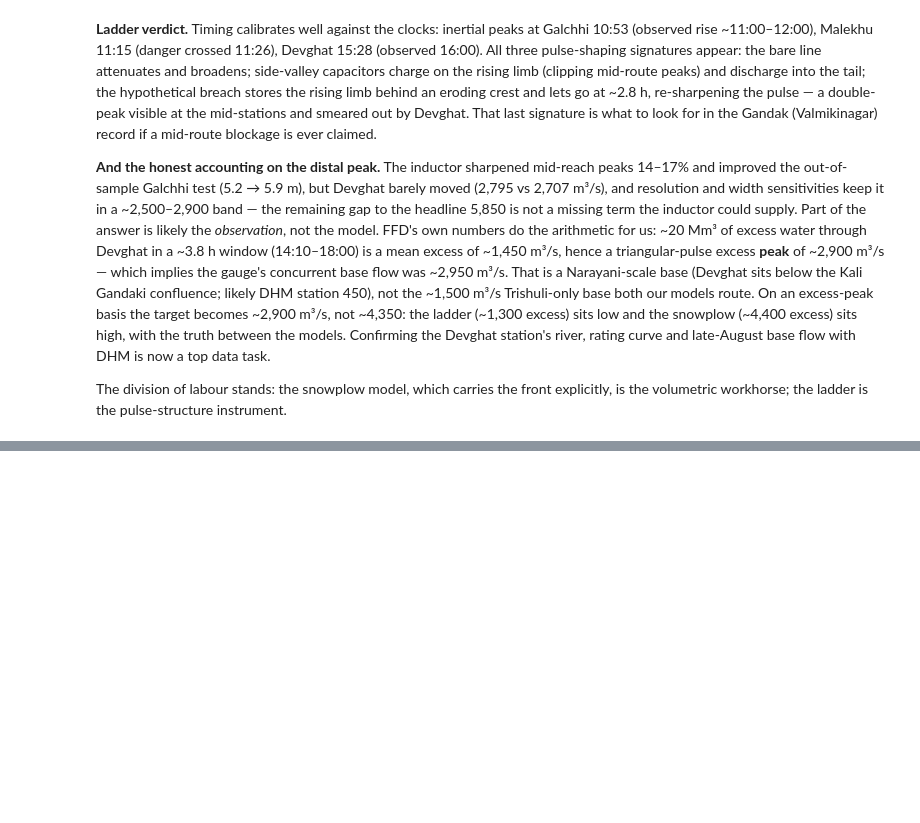
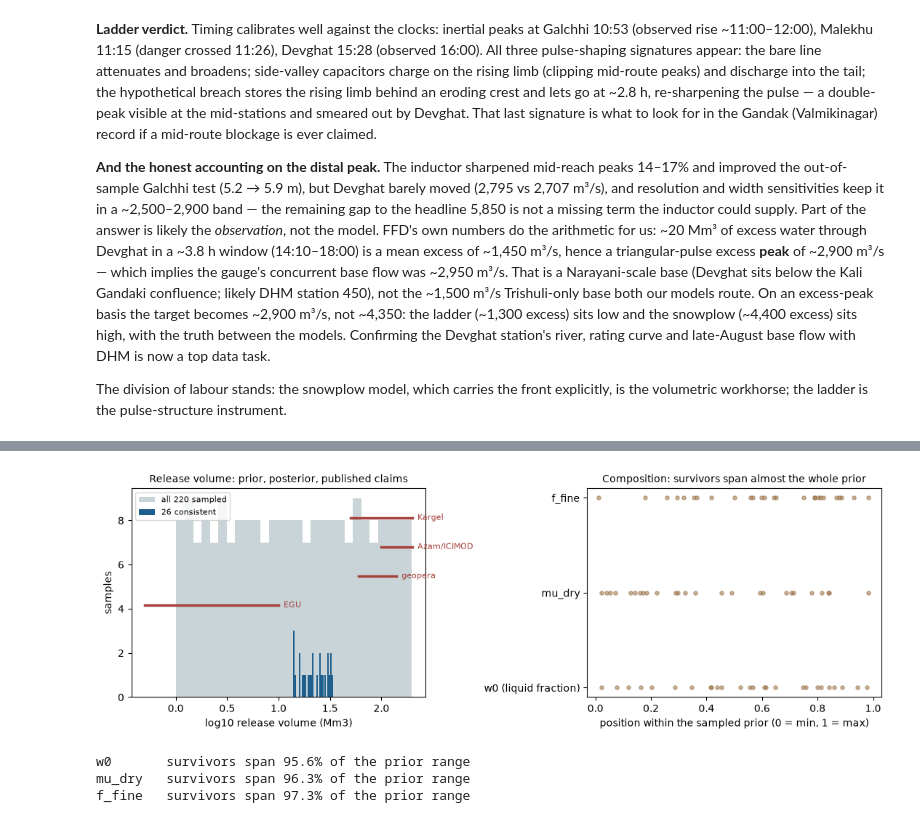
Before and after one commit to djhume/nepal-flood-2026, a Jupyter notebook: notebooks/trishuli_workings.ipynb, the cells around one changed output, grey strips where cells are left out. Drawn from its saved outputs; the diff is of its cells as text; code cells hidden in the pictures; blank space fills up the shorter version.

```diff
--- a/notebooks/trishuli_workings.ipynb
+++ b/notebooks/trishuli_workings.ipynb
@@ -919,0 +1159,20 @@ instrument.
+# %%
+CALCS = Path("../calcs") if (Path("..") / "calcs").is_dir() else Path("calcs")
+S = np.load(CALCS / "ensemble_samples.npy")
+
+PRIOR_NAMES = ["V_rel", "w0", "mu_dry", "n_scale", "h_erode", "f_fine"]
+OBS_NAMES   = ["border_min", "syabru_min", "v_border", "erosion_Mm3",
+               "deposit_Mm3"]
+NOBS  = len(OBS_NAMES)
+score = S[:, -1]                       # observables met, out of 5
+full  = S[score == NOBS]               # samples that satisfy everything
+
+print(f"{len(S)} samples run, {len(full)} satisfy all {NOBS} observables\n")
+
+V = full[:, 0] / 1e6
+print(f"release volume    median {np.median(V):6.1f} Mm3   "
+      f"range {V.min():.1f} - {V.max():.1f} Mm3")
+for j, name in enumerate(PRIOR_NAMES[1:], start=1):
+    a = full[:, j]
+    print(f"{name:16s}  median {np.median(a):6.2f}      "
+          f"range {a.min():.2f} - {a.max():.2f}")
@@ -919,0 +1188,40 @@ instrument.
+# %%
+fig, ax = plt.subplots(1, 2, figsize=(11, 3.8))
+
+# left: what survives, against what has been published
+ax[0].hist(np.log10(S[:, 0] / 1e6), bins=28, color="#c9d4d8",
+           label=f"all {len(S)} sampled")
+ax[0].hist(np.log10(V), bins=28, color="#1e5f8e",
+           label=f"{len(full)} consistent")
+for lo, hi, lab, y in [(50, 200, "Kargel", 0.86), (100, 200, "Azam/ICIMOD", 0.72),
+                       (60, 140, "geopera", 0.58), (0.5, 10, "EGU", 0.44)]:
+    ax[0].plot([np.log10(lo), np.log10(hi)],
+               [y * ax[0].get_ylim()[1]] * 2, lw=2.5, color="#a5403a")
+    ax[0].text(np.log10(hi) + 0.05, y * ax[0].get_ylim()[1], lab,
+               fontsize=8, va="center", color="#a5403a")
+ax[0].set_xlabel("log10 release volume (Mm3)")
+ax[0].set_ylabel("samples")
+ax[0].set_title("Release volume: prior, posterior, published claims", fontsize=10)
+ax[0].legend(fontsize=8, loc="upper left")
+
+# right: the composition inputs are NOT constrained, and saying so is the point
+for j, name in [(1, "w0 (liquid fraction)"), (2, "mu_dry"), (5, "f_fine")]:
+    lo, hi = S[:, j].min(), S[:, j].max()
+    span = (full[:, j] - lo) / (hi - lo)
+    ax[1].scatter(span, [name] * len(span), s=14, alpha=0.55, color="#9a7146")
+ax[1].set_xlim(-0.03, 1.03)
+ax[1].set_xlabel("position within the sampled prior (0 = min, 1 = max)")
+ax[1].set_title("Composition: survivors span almost the whole prior", fontsize=10)
+
+plt.tight_layout()
+plt.show()
+
+for j, name in [(1, "w0"), (2, "mu_dry"), (5, "f_fine")]:
+    lo, hi = S[:, j].min(), S[:, j].max()
+    frac = (full[:, j].max() - full[:, j].min()) / (hi - lo)
+    print(f"{name:8s} survivors span {frac:5.1%} of the prior range")
+# %% [output]
+[figure, added]
+w0       survivors span 95.6% of the prior range
+mu_dry   survivors span 96.3% of the prior range
+f_fine   survivors span 97.3% of the prior range
```
Also changed, not shown: parts of 15 cells of this notebook, 7 other files.
